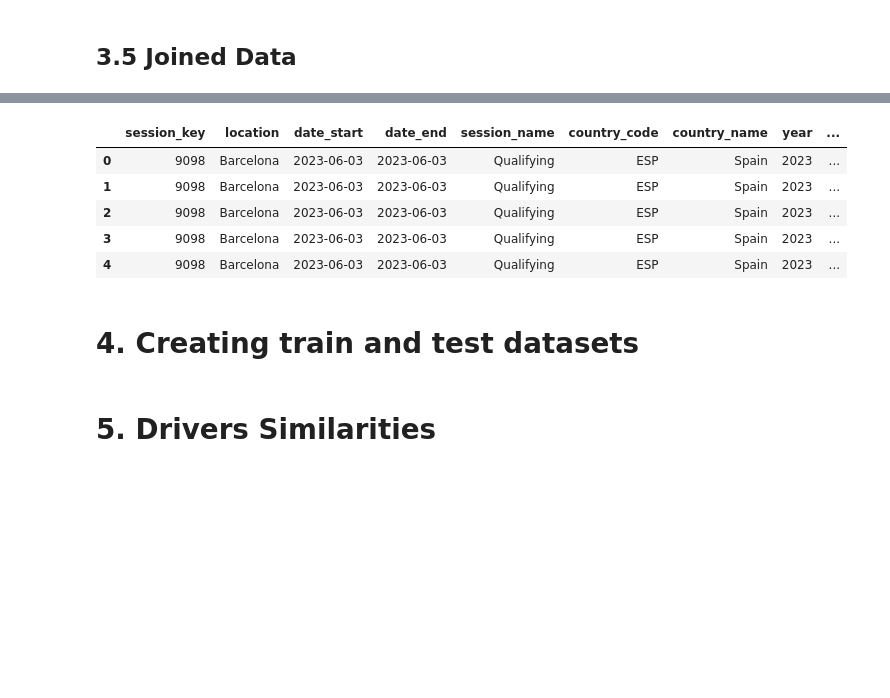
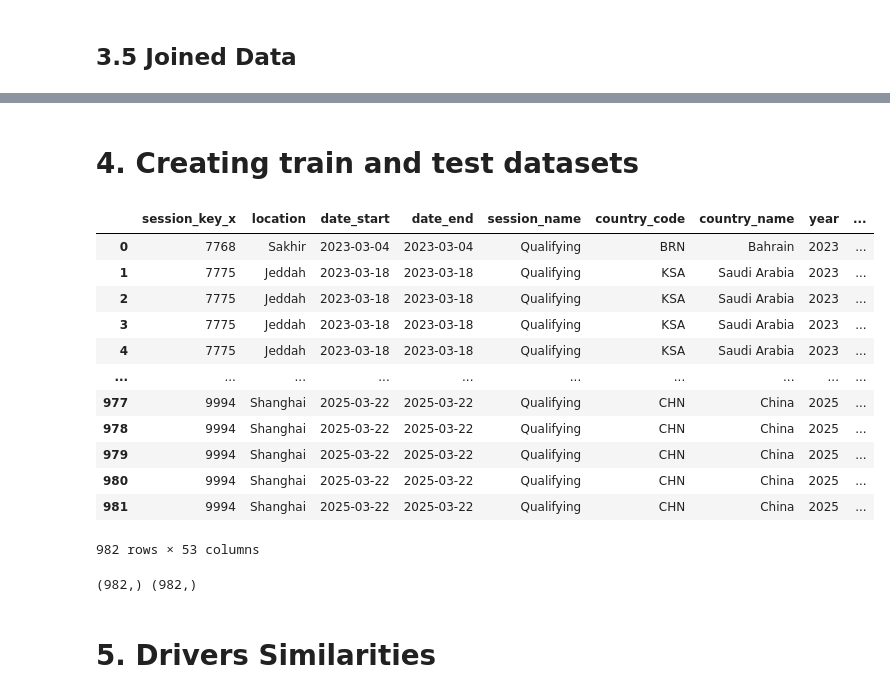
Before and after one commit to Grzegosh/Portfolio, a Jupyter notebook: F1/models.ipynb, the cells around one changed output, grey strips where cells are left out. Saved outputs shown, nothing was run; the diff lists cells and outputs as text; code cells hidden in the pictures; blank space fills up the shorter version.

```diff
--- a/F1/models.ipynb
+++ b/F1/models.ipynb
@@ -105,7 +96,7 @@ race_duration["duration"] = race_duration["duration"].fillna(9999)
 # %% [markdown]
 ## 3.4 Weather Data
 # %%
-dim_session_quali = dim_session[dim_session["session_name"]=="Qualifying"]
+
 needed_cols = ["key", "location", "year", "is_current_season","country_name", "date_start", "session_key"]
 dim_session_quali = dim_session_quali[needed_cols]
 dim_weather_quali = DIMS.dim_weather(race_type="Qualifying")
@@ -148,9 +153,10 @@ df = (
-# %%
-df.head()
-# %% [output]
-|  | session_key | location | date_start | date_end | session_name | country_code | country_name | year | ... |
-| 0 | 9098 | Barcelona | 2023-06-03 | 2023-06-03 | Qualifying | ESP | Spain | 2023 | ... |
-| 1 | 9098 | Barcelona | 2023-06-03 | 2023-06-03 | Qualifying | ESP | Spain | 2023 | ... |
-| 2 | 9098 | Barcelona | 2023-06-03 | 2023-06-03 | Qualifying | ESP | Spain | 2023 | ... |
-| 3 | 9098 | Barcelona | 2023-06-03 | 2023-06-03 | Qualifying | ESP | Spain | 2023 | ... |
-| 4 | 9098 | Barcelona | 2023-06-03 | 2023-06-03 | Qualifying | ESP | Spain | 2023 | ... |
+# %%
+df = df.merge(
+    mapped_quali_to_race,
+    left_on = ['driver_number', 'session_key'],
+    right_on = ['driver_number', 'session_key_quali'],
+    how = 'left'
+)
+# %%
+df['date_start'] = pd.to_datetime(df['date_start'])
+df['race_date'] = df['date_start'] + timedelta(days=1)
@@ -166,4 +175,20 @@ train_loc_cutoff = int(df.shape[0] * train_size)
 train_date_cutoff = df.iloc[train_loc_cutoff]['date_start']
 train_df = df[df['date_start'] < train_date_cutoff].reset_index(drop=True)
 test_df = df[df['date_start'] >= train_date_cutoff].reset_index(drop=True)
+# %%
+train_df
+# %% [output]
+|  | session_key_x | location | date_start | date_end | session_name | country_code | country_name | year | ... |
+| 0 | 7768 | Sakhir | 2023-03-04 | 2023-03-04 | Qualifying | BRN | Bahrain | 2023 | ... |
+| 1 | 7775 | Jeddah | 2023-03-18 | 2023-03-18 | Qualifying | KSA | Saudi Arabia | 2023 | ... |
+| 2 | 7775 | Jeddah | 2023-03-18 | 2023-03-18 | Qualifying | KSA | Saudi Arabia | 2023 | ... |
+| 3 | 7775 | Jeddah | 2023-03-18 | 2023-03-18 | Qualifying | KSA | Saudi Arabia | 2023 | ... |
+| 4 | 7775 | Jeddah | 2023-03-18 | 2023-03-18 | Qualifying | KSA | Saudi Arabia | 2023 | ... |
+| ... | ... | ... | ... | ... | ... | ... | ... | ... | ... |
+| 977 | 9994 | Shanghai | 2025-03-22 | 2025-03-22 | Qualifying | CHN | China | 2025 | ... |
+| 978 | 9994 | Shanghai | 2025-03-22 | 2025-03-22 | Qualifying | CHN | China | 2025 | ... |
+| 979 | 9994 | Shanghai | 2025-03-22 | 2025-03-22 | Qualifying | CHN | China | 2025 | ... |
+| 980 | 9994 | Shanghai | 2025-03-22 | 2025-03-22 | Qualifying | CHN | China | 2025 | ... |
+| 981 | 9994 | Shanghai | 2025-03-22 | 2025-03-22 | Qualifying | CHN | China | 2025 | ... |
+982 rows × 53 columns
 # %%
@@ -175,6 +202,10 @@ y_train = train_df['target']
 X_train = train_df.drop("target", axis=1)
 y_test = test_df['target']
 X_test = test_df.drop("target", axis=1)
+# %%
+print(y_train.shape, y_train.shape)
+# %% [output]
+(982,) (982,)
 # %%
 X_train['year'] = X_train['year'].astype('string')
 X_train['is_current_season'] = X_train['is_current_season'].astype('string')
```
Also changed, not shown: parts of 27 cells of this notebook, 1 other file.
